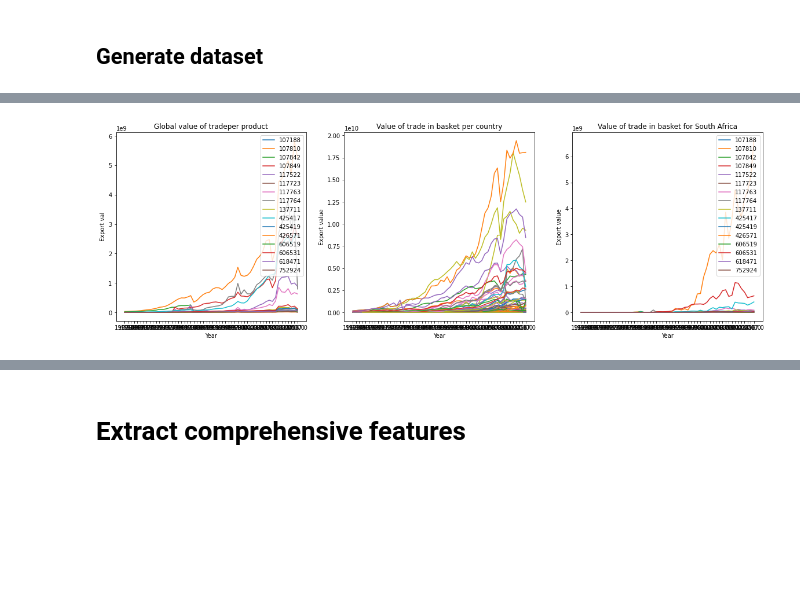
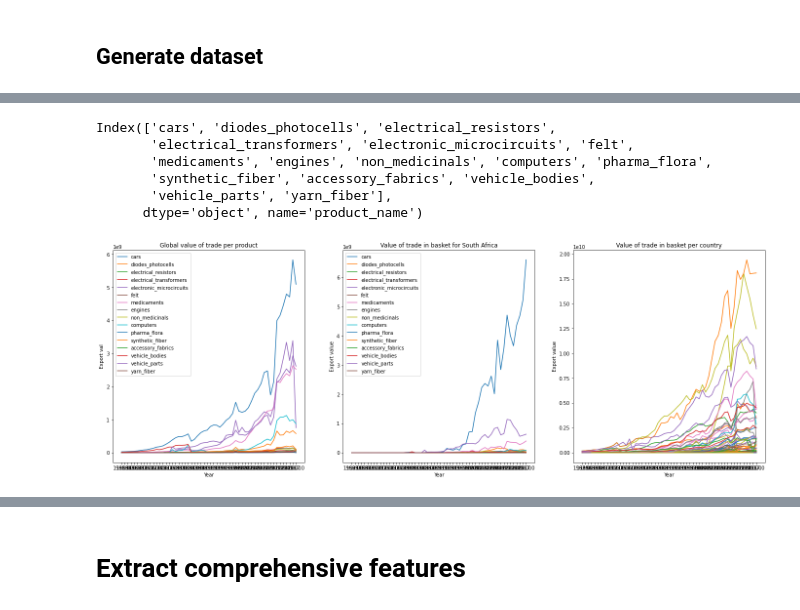
Before and after one commit to GarethWilhelm/TS-Feature-Clustering, a Jupyter notebook: data_prep.ipynb, the cells around one changed output, grey strips where cells are left out. Cells and saved outputs as stored; diff of their text form; code cells hidden in the pictures; blank space fills up the shorter version.

Commit message:
implement automated feature extraction for fc_parameter per product and save csv files for each product

```diff
--- a/data_prep.ipynb
+++ b/data_prep.ipynb
@@ -207,4 +193,0 @@ trade_dframe.head(2)
-# %%
-trade_dframe = trade_dframe.drop(['origin_id'],axis=1)
-# trade_dframe = trade_dframe[trade_dframe['export_val']]
-trade_dframe.isnull().sum()
@@ -210,0 +213,3 @@ trade_dframe.isnull().sum()
+# %%
+agg_product = pd.pivot_table(trade_dframe, index='year', columns='product_name', values='export_val', aggfunc=np.mean)
+agg_product.fillna(0,inplace=True)
@@ -210,0 +228,18 @@ trade_dframe.isnull().sum()
+# %%
+prod_dict = {'Yarn of Textile Fibers':'yarn_fiber',
+                             'Synthetic Woven Fabrics':'synthetic_fiber',
+                             'Textile Fabrics Clothing Accessories':'accessory_fabrics',
+                             'Vehicles Parts and Accessories':'vehicle_parts',
+                             'Personal Computers':'computers',
+                             'Pharmaceutical Flora':'pharma_flora',
+                             'Non-Medicinal Pharmaceutical Products':'non_medicinals',
+                             'Diodes, Transistors and Photocells':'diodes_photocells',
+                             'Miscellaneous Engines':'engines'
+                             }
+agg_product.rename(columns=prod_dict,inplace=True)
+def clean_header(df):
+  df.columns = df.columns.str.strip().str.lower().str.replace(' ', '_').str.replace('(', '').str.replace(')', '')
+  return df.columns
+clean_header(agg_product)
+# trade_dframe[cols].head()
+agg_product.head()
@@ -211,30 +254,37 @@ trade_dframe.isnull().sum()
 # %%
-agg_product = pd.pivot_table(trade_dframe, index='year', columns='sitc_id', values='export_val', aggfunc=np.mean)
-agg_product.fillna(0,inplace=True)
 agg_country = pd.pivot_table(trade_dframe, index='year', columns='country', values='export_val', aggfunc=np.mean)
-agg_south_africa = pd.pivot_table(trade_dframe[trade_dframe.country=="South Africa"], index='year', columns='sitc_id', values='export_val', aggfunc=np.mean)
+agg_south_africa = pd.pivot_table(trade_dframe[trade_dframe.country=="South Africa"], index='year', columns='product_name', values='export_val', aggfunc=np.mean)
 agg_south_africa.fillna(0,inplace=True)
+agg_south_africa.rename(columns=prod_dict,inplace=True)
+clean_header(agg_south_africa)
+# %% [output]
+Index(['cars', 'diodes_photocells', 'electrical_resistors',
+       'electrical_transformers', 'electronic_microcircuits', 'felt',
+       'medicaments', 'engines', 'non_medicinals', 'computers', 'pharma_flora',
+       'synthetic_fiber', 'accessory_fabrics', 'vehicle_bodies',
+       'vehicle_parts', 'yarn_fiber'],
+      dtype='object', name='product_name')
 # %%
-plt.figure(figsize=(20, 6))
+plt.figure(figsize=(24, 8))
 plt.subplot(131)
 plt.plot(agg_product) #/ agg_year_item.mean(0)[np.newaxis])
-plt.title("Global value of tradeper product")
+plt.title("Global value of trade per product")
 plt.xlabel("Year")
-plt.legend(agg_product.columns,loc="upper right")
+plt.legend(agg_product.columns,loc="upper left")
 plt.ylabel("Export val")
 
-plt.subplot(132)
+plt.subplot(133)
 plt.plot(agg_country) #/ agg_year_store.mean(0)[np.newaxis])
 plt.title("Value of trade in basket per country")
 plt.xlabel("Year")
 plt.ylabel("Export value")
 
-plt.subplot(133)
+plt.subplot(132)
 plt.plot(agg_south_africa) #/ agg_year_store.mean(0)[np.newaxis])
 plt.title("Value of trade in basket for South Africa")
 plt.xlabel("Year")
-plt.legend(agg_south_africa.columns,loc="upper right")
+plt.legend(agg_south_africa.columns,loc="upper left")
 plt.ylabel("Export value")
 plt.show()
 # %% [output]
-[figure, old version]
+[figure, new version]
```
Also changed, not shown: parts of 24 cells of this notebook.
